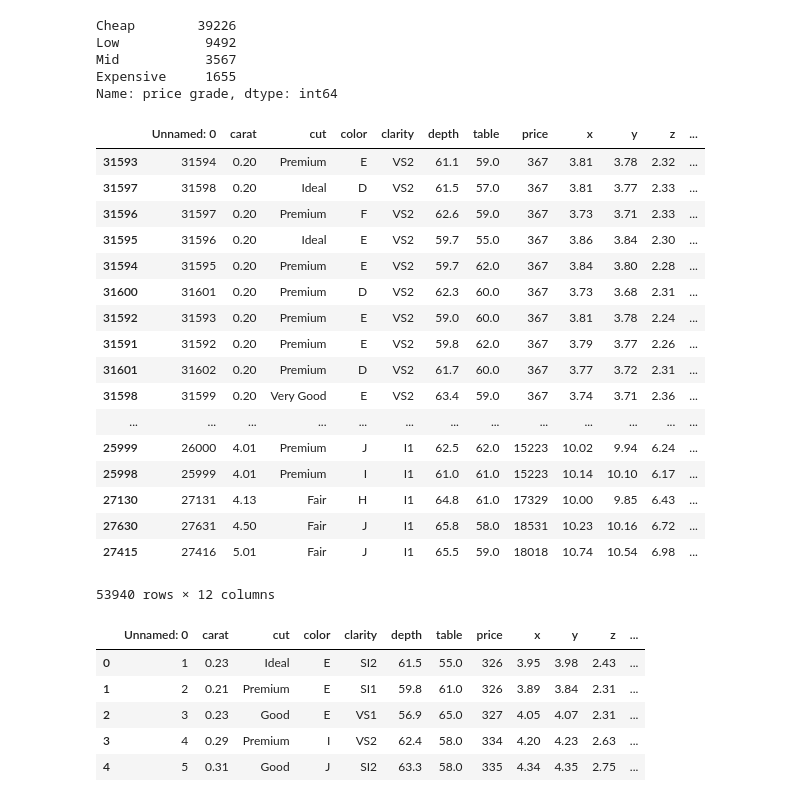
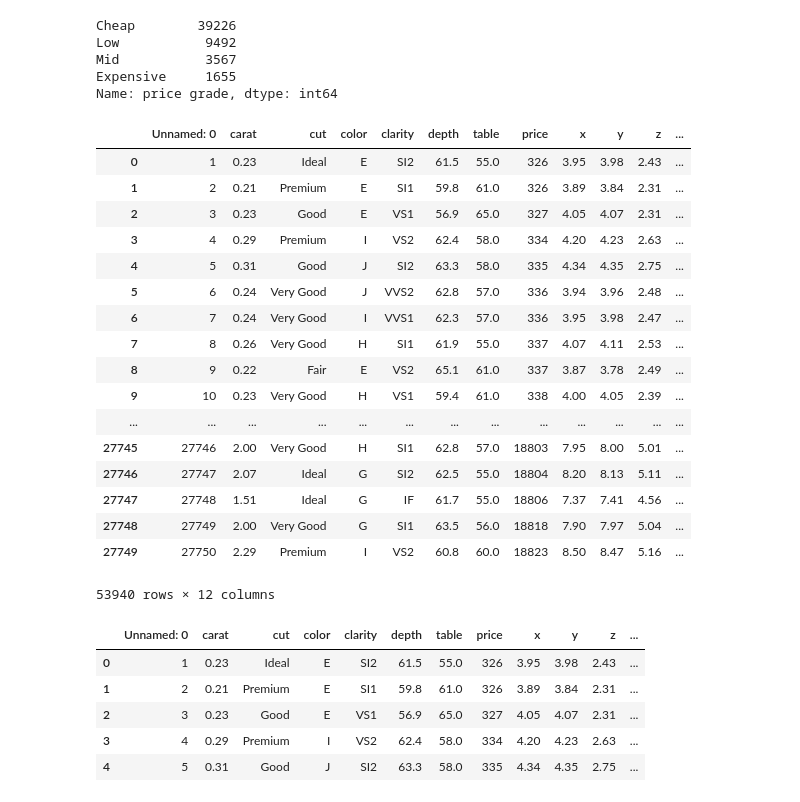
Before and after one commit to ptran265/DataAnalyticsBootcamp, a Jupyter notebook: Diamonds1.ipynb, the cells around one changed output. Cells and saved outputs as stored; diff of their text form; code cells hidden in the pictures.

```diff
--- a/Diamonds1.ipynb
+++ b/Diamonds1.ipynb
@@ -111,27 +113,28 @@ Low           9492
 Mid           3567
 Expensive     1655
 Name: price grade, dtype: int64
-# %%
-df.sort_values('carat')
-# %% [output]
-|  | Unnamed: 0 | carat | cut | color | clarity | depth | table | price | x | y | z | ... |
-| 31593 | 31594 | 0.20 | Premium | E | VS2 | 61.1 | 59.0 | 367 | 3.81 | 3.78 | 2.32 | ... |
-| 31597 | 31598 | 0.20 | Ideal | D | VS2 | 61.5 | 57.0 | 367 | 3.81 | 3.77 | 2.33 | ... |
-| 31596 | 31597 | 0.20 | Premium | F | VS2 | 62.6 | 59.0 | 367 | 3.73 | 3.71 | 2.33 | ... |
-| 31595 | 31596 | 0.20 | Ideal | E | VS2 | 59.7 | 55.0 | 367 | 3.86 | 3.84 | 2.30 | ... |
-| 31594 | 31595 | 0.20 | Premium | E | VS2 | 59.7 | 62.0 | 367 | 3.84 | 3.80 | 2.28 | ... |
-| 31600 | 31601 | 0.20 | Premium | D | VS2 | 62.3 | 60.0 | 367 | 3.73 | 3.68 | 2.31 | ... |
-| 31592 | 31593 | 0.20 | Premium | E | VS2 | 59.0 | 60.0 | 367 | 3.81 | 3.78 | 2.24 | ... |
-| 31591 | 31592 | 0.20 | Premium | E | VS2 | 59.8 | 62.0 | 367 | 3.79 | 3.77 | 2.26 | ... |
-| 31601 | 31602 | 0.20 | Premium | D | VS2 | 61.7 | 60.0 | 367 | 3.77 | 3.72 | 2.31 | ... |
-| 31598 | 31599 | 0.20 | Very Good | E | VS2 | 63.4 | 59.0 | 367 | 3.74 | 3.71 | 2.36 | ... |
-| ... | ... | ... | ... | ... | ... | ... | ... | ... | ... | ... | ... | ... |
-| 25999 | 26000 | 4.01 | Premium | J | I1 | 62.5 | 62.0 | 15223 | 10.02 | 9.94 | 6.24 | ... |
-| 25998 | 25999 | 4.01 | Premium | I | I1 | 61.0 | 61.0 | 15223 | 10.14 | 10.10 | 6.17 | ... |
-| 27130 | 27131 | 4.13 | Fair | H | I1 | 64.8 | 61.0 | 17329 | 10.00 | 9.85 | 6.43 | ... |
-| 27630 | 27631 | 4.50 | Fair | J | I1 | 65.8 | 58.0 | 18531 | 10.23 | 10.16 | 6.72 | ... |
-| 27415 | 27416 | 5.01 | Fair | J | I1 | 65.5 | 59.0 | 18018 | 10.74 | 10.54 | 6.98 | ... |
-53940 rows × 12 columns
+# %%
+#sort data by price
+df.sort_values('price')
+# %% [output]
+|  | Unnamed: 0 | carat | cut | color | clarity | depth | table | price | x | y | z | ... |
+| 0 | 1 | 0.23 | Ideal | E | SI2 | 61.5 | 55.0 | 326 | 3.95 | 3.98 | 2.43 | ... |
+| 1 | 2 | 0.21 | Premium | E | SI1 | 59.8 | 61.0 | 326 | 3.89 | 3.84 | 2.31 | ... |
+| 2 | 3 | 0.23 | Good | E | VS1 | 56.9 | 65.0 | 327 | 4.05 | 4.07 | 2.31 | ... |
+| 3 | 4 | 0.29 | Premium | I | VS2 | 62.4 | 58.0 | 334 | 4.20 | 4.23 | 2.63 | ... |
+| 4 | 5 | 0.31 | Good | J | SI2 | 63.3 | 58.0 | 335 | 4.34 | 4.35 | 2.75 | ... |
+| 5 | 6 | 0.24 | Very Good | J | VVS2 | 62.8 | 57.0 | 336 | 3.94 | 3.96 | 2.48 | ... |
+| 6 | 7 | 0.24 | Very Good | I | VVS1 | 62.3 | 57.0 | 336 | 3.95 | 3.98 | 2.47 | ... |
+| 7 | 8 | 0.26 | Very Good | H | SI1 | 61.9 | 55.0 | 337 | 4.07 | 4.11 | 2.53 | ... |
+| 8 | 9 | 0.22 | Fair | E | VS2 | 65.1 | 61.0 | 337 | 3.87 | 3.78 | 2.49 | ... |
+| 9 | 10 | 0.23 | Very Good | H | VS1 | 59.4 | 61.0 | 338 | 4.00 | 4.05 | 2.39 | ... |
+| ... | ... | ... | ... | ... | ... | ... | ... | ... | ... | ... | ... | ... |
+| 27745 | 27746 | 2.00 | Very Good | H | SI1 | 62.8 | 57.0 | 18803 | 7.95 | 8.00 | 5.01 | ... |
+| 27746 | 27747 | 2.07 | Ideal | G | SI2 | 62.5 | 55.0 | 18804 | 8.20 | 8.13 | 5.11 | ... |
+| 27747 | 27748 | 1.51 | Ideal | G | IF | 61.7 | 55.0 | 18806 | 7.37 | 7.41 | 4.56 | ... |
+| 27748 | 27749 | 2.00 | Very Good | G | SI1 | 63.5 | 56.0 | 18818 | 7.90 | 7.97 | 5.04 | ... |
+| 27749 | 27750 | 2.29 | Premium | I | VS2 | 60.8 | 60.0 | 18823 | 8.50 | 8.47 | 5.16 | ... |
+53940 rows × 12 columns
 # %%
 #Standard Deviation Method
 
```
Also changed, not shown: parts of 7 cells of this notebook.
